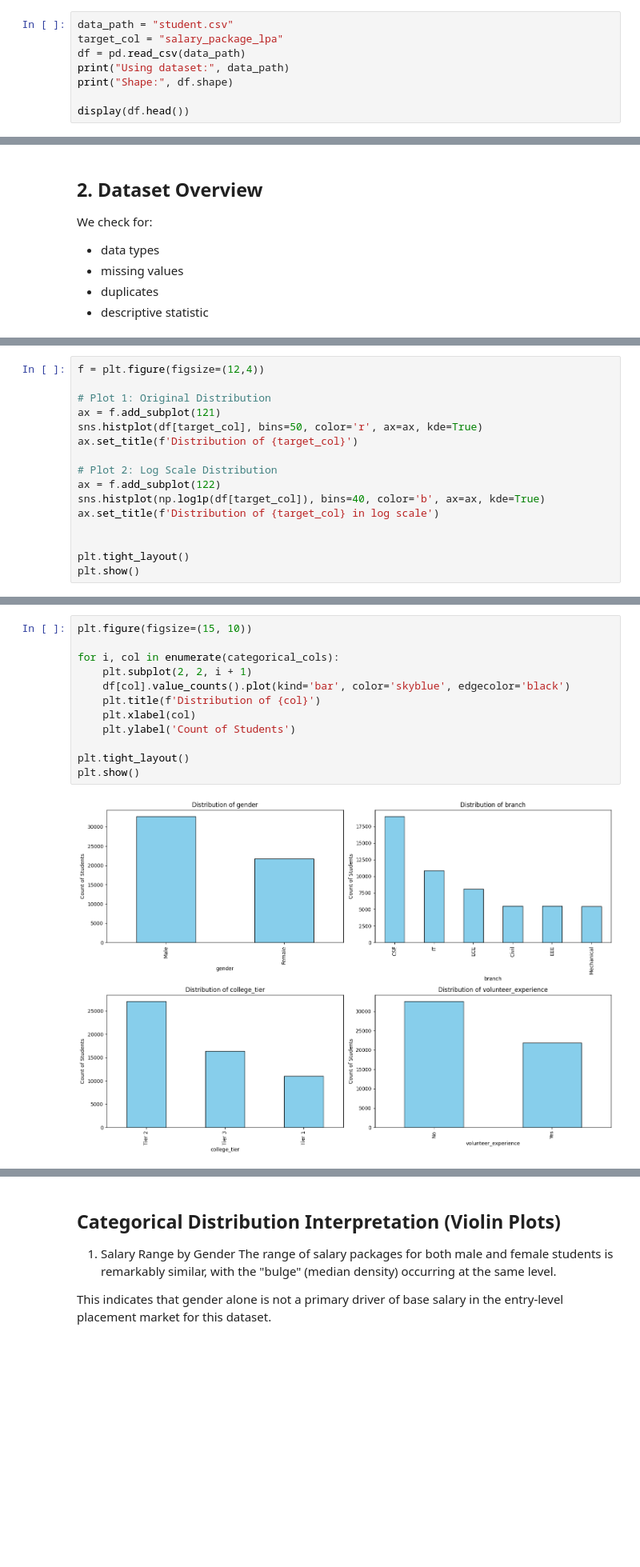
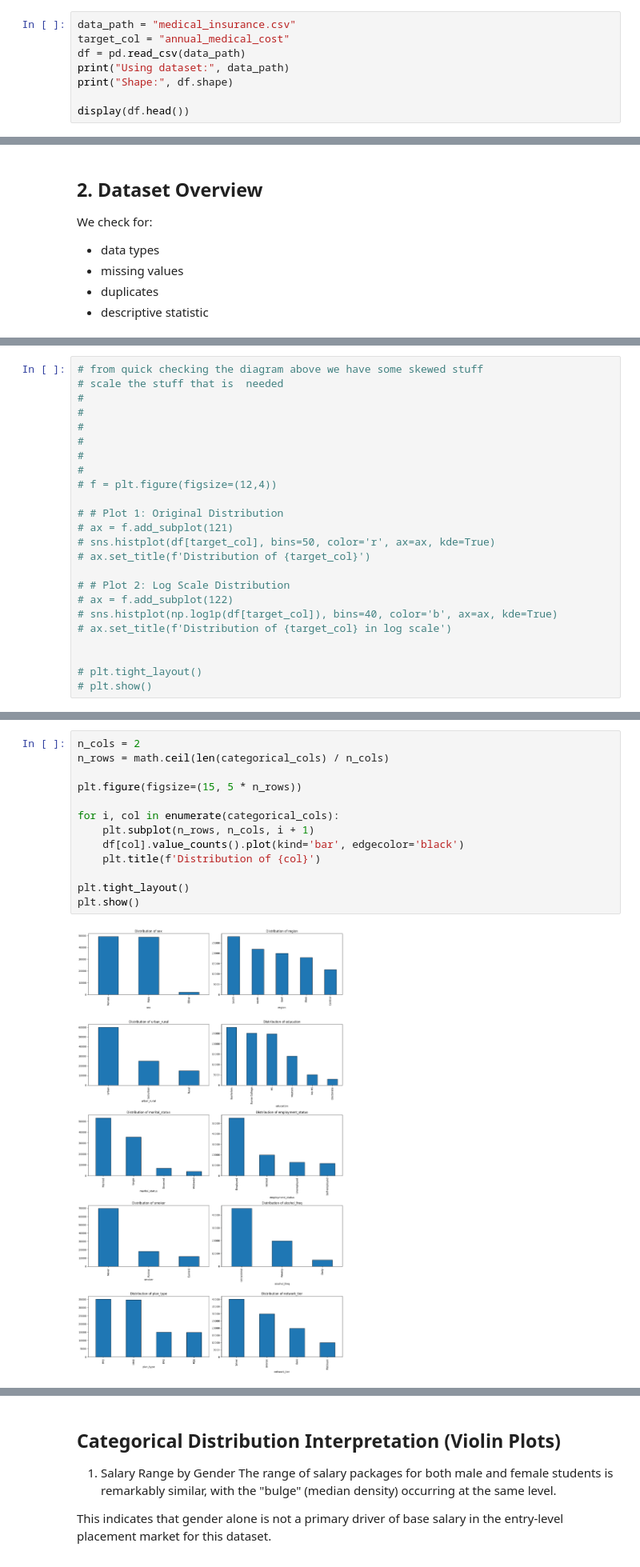
Before and after one commit to JoAz06/Workshop2Project, a Jupyter notebook: regression.ipynb, the cells around one changed output, grey strips where cells are left out. Shown at 80% size. Drawn from its saved outputs; the diff is of its cells as text; blank space fills up the shorter version.

```diff
--- a/regression.ipynb
+++ b/regression.ipynb
@@ -73,8 +63,8 @@ from sklearn.metrics import mean_squared_error, r2_score
 # %% [markdown]
 ## 1. Loading the dataset
 # %%
-data_path = "student.csv"
-target_col = "salary_package_lpa"
+data_path = "medical_insurance.csv"
+target_col = "annual_medical_cost"
 df = pd.read_csv(data_path)
 print("Using dataset:", data_path)
 print("Shape:", df.shape)
@@ -202,16 +189,24 @@ plt.tight_layout()
 # %%
-f = plt.figure(figsize=(12,4))
+# from quick checking the diagram above we have some skewed stuff
+# scale the stuff that is  needed
+#
+#
+#
+#
+#
+#
+# f = plt.figure(figsize=(12,4))
 
-# Plot 1: Original Distribution
-ax = f.add_subplot(121)
-sns.histplot(df[target_col], bins=50, color='r', ax=ax, kde=True)
-ax.set_title(f'Distribution of {target_col}')
+# # Plot 1: Original Distribution
+# ax = f.add_subplot(121)
+# sns.histplot(df[target_col], bins=50, color='r', ax=ax, kde=True)
+# ax.set_title(f'Distribution of {target_col}')
 
-# Plot 2: Log Scale Distribution
-ax = f.add_subplot(122)
-sns.histplot(np.log1p(df[target_col]), bins=40, color='b', ax=ax, kde=True)
-ax.set_title(f'Distribution of {target_col} in log scale')
+# # Plot 2: Log Scale Distribution
+# ax = f.add_subplot(122)
+# sns.histplot(np.log1p(df[target_col]), bins=40, color='b', ax=ax, kde=True)
+# ax.set_title(f'Distribution of {target_col} in log scale')
 
 
-plt.tight_layout()
-plt.show()
+# plt.tight_layout()
+# plt.show()
@@ -259,18 +256,19 @@ The data is uniform and free of extreme outliers after capping, ensuring that "s
 The distribution is heavily right-skewed, with most placement packages concentrated at the lower end of the scale.
 Multiple high-end outliers represent elite salary packages, which we addressed using a log transformation to stabilize the model's predictions.
 # %%
-plt.figure(figsize=(15, 10))
+n_cols = 2
+n_rows = math.ceil(len(categorical_cols) / n_cols)
+
+plt.figure(figsize=(15, 5 * n_rows))
 
 for i, col in enumerate(categorical_cols):
-    plt.subplot(2, 2, i + 1)
-    df[col].value_counts().plot(kind='bar', color='skyblue', edgecolor='black')
+    plt.subplot(n_rows, n_cols, i + 1)
+    df[col].value_counts().plot(kind='bar', edgecolor='black')
     plt.title(f'Distribution of {col}')
-    plt.xlabel(col)
-    plt.ylabel('Count of Students')
 
 plt.tight_layout()
 plt.show()
 # %% [output]
-[figure, old version]
+[figure, new version]
 # %%
 # Scatter plots against target
```
Also changed, not shown: parts of 32 cells of this notebook, 3 other files.
